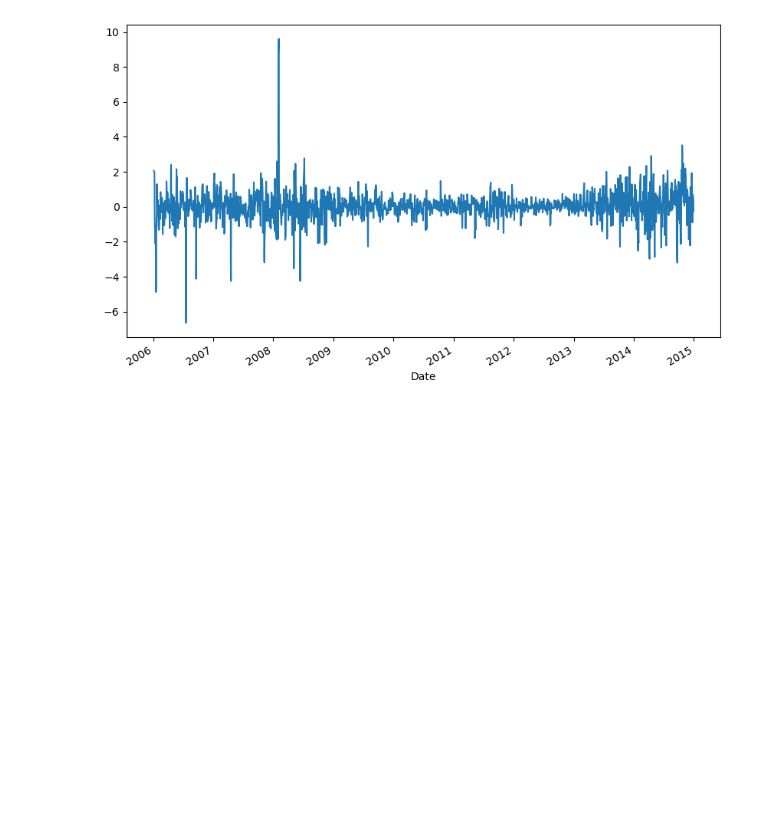
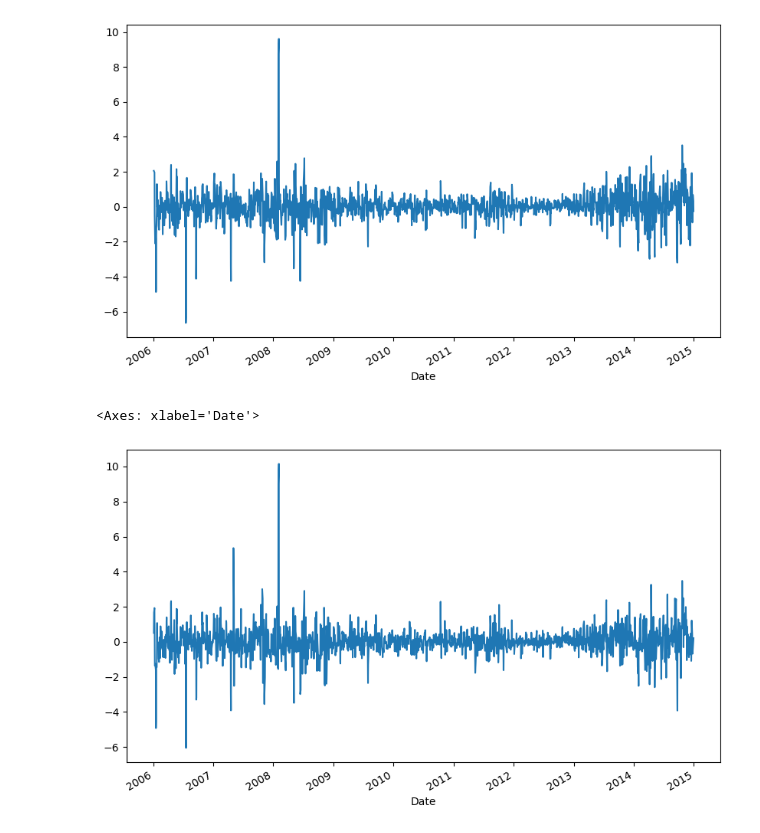
Before and after one commit to Sath2003/DAV, a Jupyter notebook: LABSHEET - 9.ipynb, the cells around one changed output. Saved outputs shown, nothing was run; the diff lists cells and outputs as text; code cells hidden in the pictures; blank space fills up the shorter version.

```diff
--- a/LABSHEET - 9.ipynb
+++ b/LABSHEET - 9.ipynb
@@ -159,3 +143,8 @@ df.Low.diff(2).plot(figsize=(10,6))
 # %% [output]
 <Axes: xlabel='Date'>
 [figure]
+# %%
+df.High.diff(2).plot(figsize=(10,6))
+# %% [output]
+<Axes: xlabel='Date'>
+[figure, added]
```
Also changed, not shown: parts of 6 cells of this notebook.
